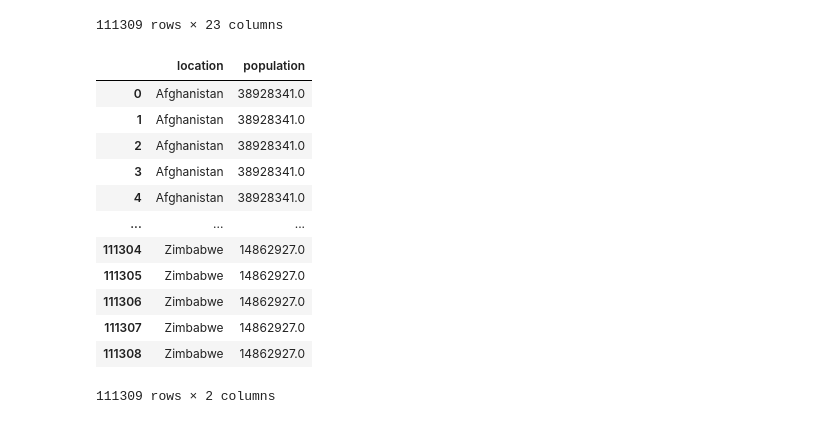
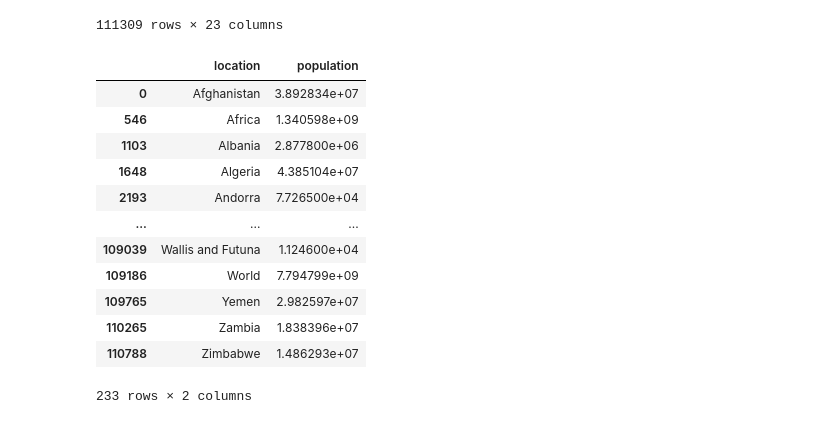
Before and after one commit to snkty8/Test_COVID_Project, a Jupyter notebook: ETL_COVID_dataset.ipynb, the cells around one changed output. Cells and saved outputs as stored; diff of their text form; code cells hidden in the pictures.

```diff
--- a/ETL_COVID_dataset.ipynb
+++ b/ETL_COVID_dataset.ipynb
@@ -197,18 +140,18 @@ covid
 111309 rows × 23 columns
 # %%
 population_count_per_country = covid[['location', 'population']]
-population_count_per_country
+population_count_per_country.drop_duplicates()
 # %% [output]
 |  | location | population |
-| 0 | Afghanistan | 38928341.0 |
-| 1 | Afghanistan | 38928341.0 |
-| 2 | Afghanistan | 38928341.0 |
-| 3 | Afghanistan | 38928341.0 |
-| 4 | Afghanistan | 38928341.0 |
+| 0 | Afghanistan | 3.892834e+07 |
+| 546 | Africa | 1.340598e+09 |
+| 1103 | Albania | 2.877800e+06 |
+| 1648 | Algeria | 4.385104e+07 |
+| 2193 | Andorra | 7.726500e+04 |
 | ... | ... | ... |
-| 111304 | Zimbabwe | 14862927.0 |
-| 111305 | Zimbabwe | 14862927.0 |
-| 111306 | Zimbabwe | 14862927.0 |
-| 111307 | Zimbabwe | 14862927.0 |
-| 111308 | Zimbabwe | 14862927.0 |
+| 109039 | Wallis and Futuna | 1.124600e+04 |
+| 109186 | World | 7.794799e+09 |
+| 109765 | Yemen | 2.982597e+07 |
+| 110265 | Zambia | 1.838396e+07 |
+| 110788 | Zimbabwe | 1.486293e+07 |
-111309 rows × 2 columns
+233 rows × 2 columns
```
Also changed, not shown: parts of 19 cells of this notebook.
